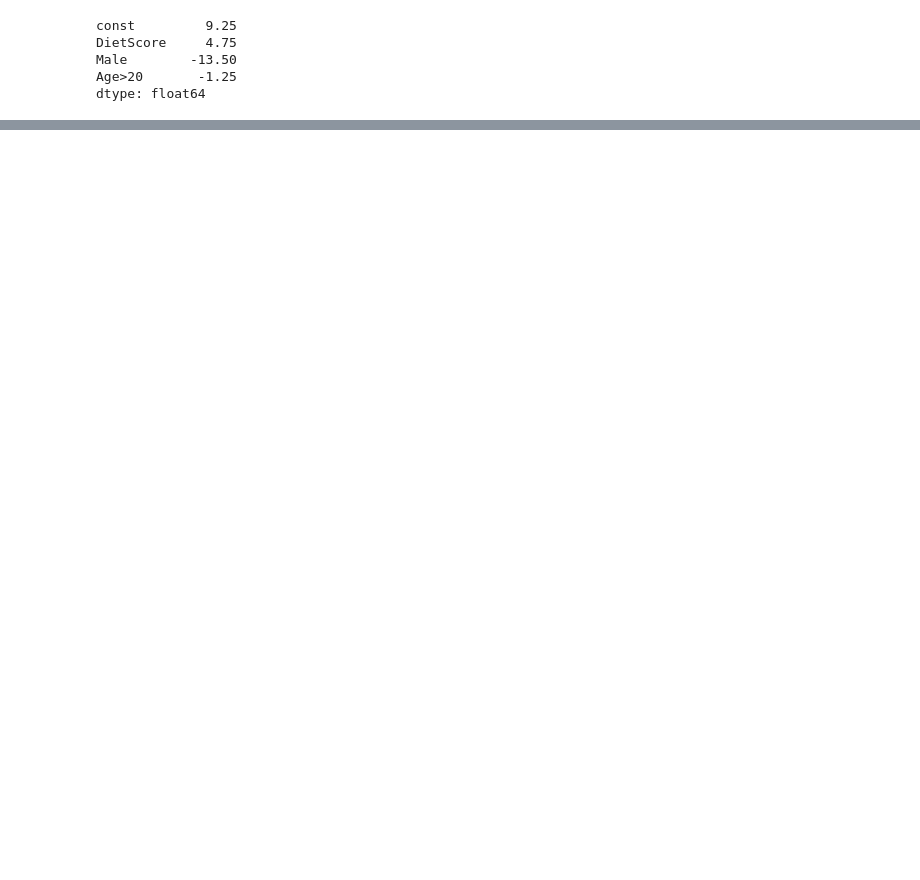
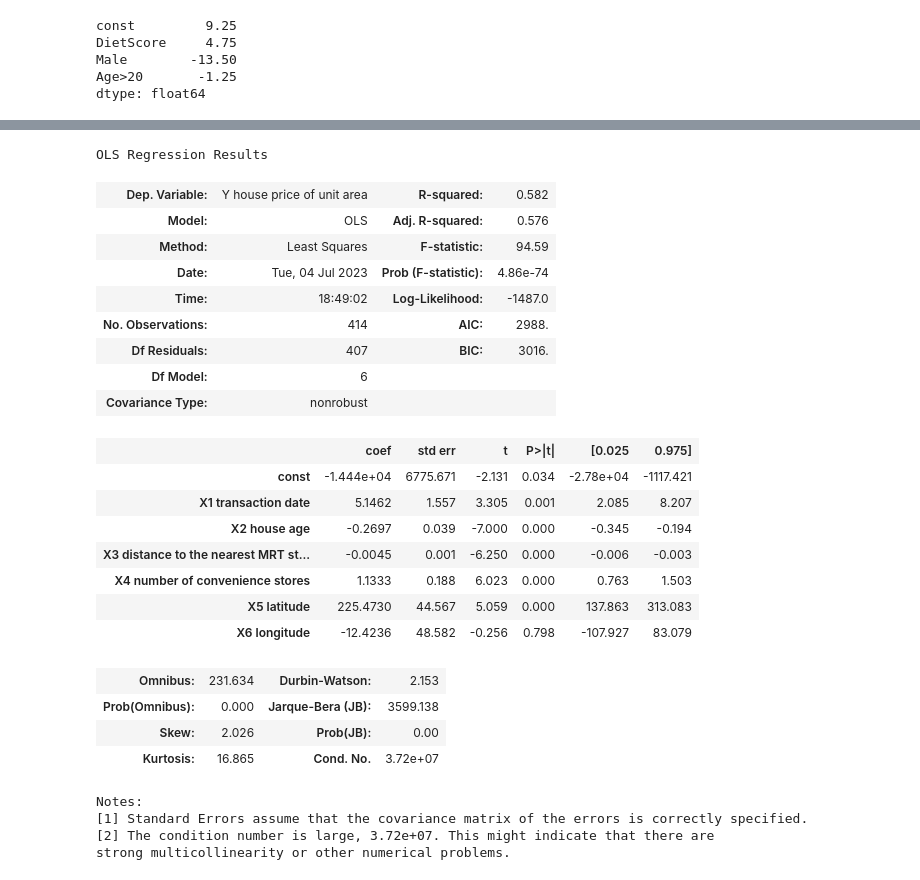
Before and after one commit to artursolekss/python2_practical, a Jupyter notebook: Week4.ipynb, the cells around one changed output, grey strips where cells are left out. Drawn from its saved outputs; the diff is of its cells as text; code cells hidden in the pictures; blank space fills up the shorter version.

```diff
--- a/Week4.ipynb
+++ b/Week4.ipynb
@@ -83,0 +107,2 @@ dtype: float64
+# %%
+y = real_estate_data["Y house price of unit area"]
@@ -83,0 +111,6 @@ dtype: float64
+# %%
+X = sm.add_constant(X)
+# %%
+model = sm.OLS(y,X)
+# %%
+results = model.fit()
@@ -83,0 +128,29 @@ dtype: float64
+# %%
+results.summary()
+# %% [output]
+OLS Regression Results
+| Dep. Variable: | Y house price of unit area | R-squared: | 0.582 |
+| Model: | OLS | Adj. R-squared: | 0.576 |
+| Method: | Least Squares | F-statistic: | 94.59 |
+| Date: | Tue, 04 Jul 2023 | Prob (F-statistic): | 4.86e-74 |
+| Time: | 18:49:02 | Log-Likelihood: | -1487.0 |
+| No. Observations: | 414 | AIC: | 2988. |
+| Df Residuals: | 407 | BIC: | 3016. |
+| Df Model: | 6 |  |  |
+| Covariance Type: | nonrobust |  |  |
+|  | coef | std err | t | P>|t| | [0.025 | 0.975] |
+| const | -1.444e+04 | 6775.671 | -2.131 | 0.034 | -2.78e+04 | -1117.421 |
+| X1 transaction date | 5.1462 | 1.557 | 3.305 | 0.001 | 2.085 | 8.207 |
+| X2 house age | -0.2697 | 0.039 | -7.000 | 0.000 | -0.345 | -0.194 |
+| X3 distance to the nearest MRT st... | -0.0045 | 0.001 | -6.250 | 0.000 | -0.006 | -0.003 |
+| X4 number of convenience stores | 1.1333 | 0.188 | 6.023 | 0.000 | 0.763 | 1.503 |
+| X5 latitude | 225.4730 | 44.567 | 5.059 | 0.000 | 137.863 | 313.083 |
+| X6 longitude | -12.4236 | 48.582 | -0.256 | 0.798 | -107.927 | 83.079 |
+| Omnibus: | 231.634 | Durbin-Watson: | 2.153 |
+| Prob(Omnibus): | 0.000 | Jarque-Bera (JB): | 3599.138 |
+| Skew: | 2.026 | Prob(JB): | 0.00 |
+| Kurtosis: | 16.865 | Cond. No. | 3.72e+07 |
+Notes:
+[1] Standard Errors assume that the covariance matrix of the errors is correctly specified.
+[2] The condition number is large, 3.72e+07. This might indicate that there are
+strong multicollinearity or other numerical problems.
```
Also changed, not shown: parts of 10 cells of this notebook, 1 other file.
